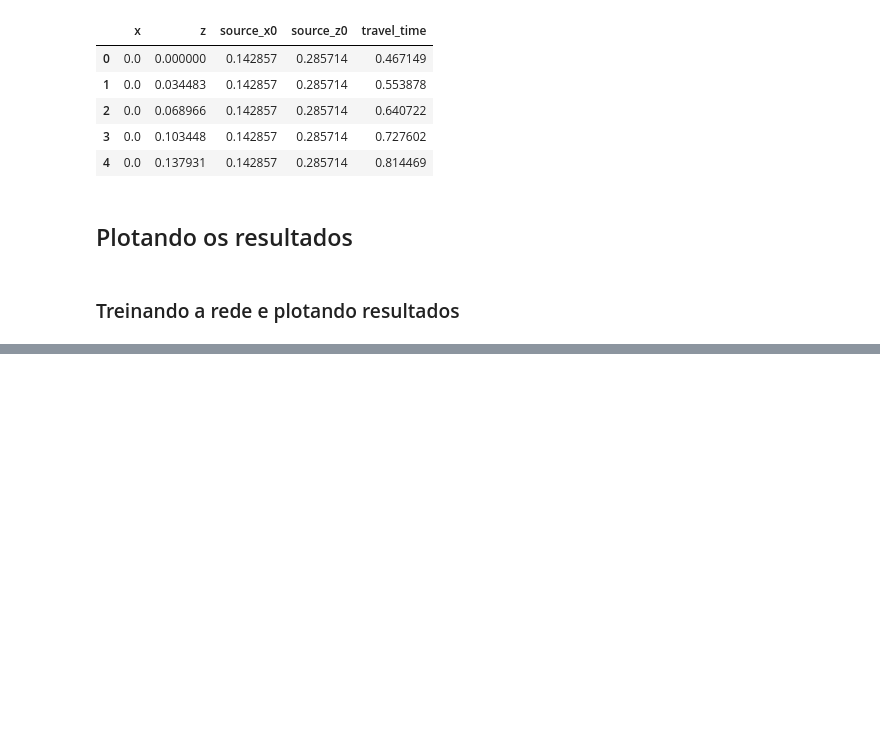
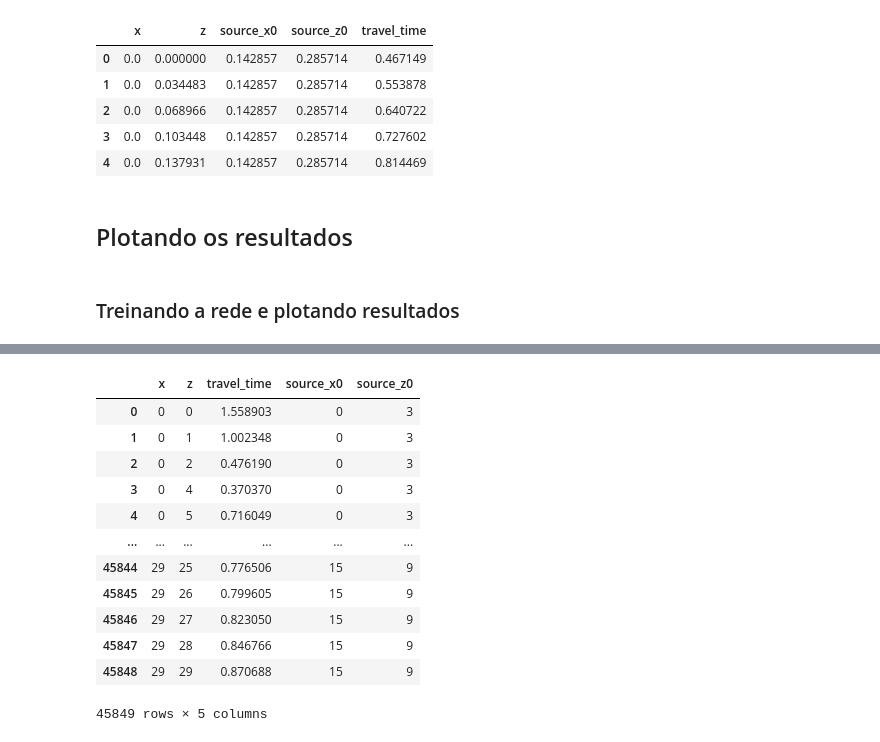
Before and after one commit to viniciuspaiva1/TCC-Eikonal, a Jupyter notebook: first_steps.ipynb, the cells around one changed output, grey strips where cells are left out. Drawn from its saved outputs; the diff is of its cells as text; code cells hidden in the pictures; blank space fills up the shorter version.

```diff
--- a/first_steps.ipynb
+++ b/first_steps.ipynb
@@ -450,0 +453,16 @@ visualizando_resultados_on_training(100, 10, 1, 2)
+# %%
+df_test
+# %% [output]
+|  | x | z | travel_time | source_x0 | source_z0 |
+| 0 | 0 | 0 | 1.558903 | 0 | 3 |
+| 1 | 0 | 1 | 1.002348 | 0 | 3 |
+| 2 | 0 | 2 | 0.476190 | 0 | 3 |
+| 3 | 0 | 4 | 0.370370 | 0 | 3 |
+| 4 | 0 | 5 | 0.716049 | 0 | 3 |
+| ... | ... | ... | ... | ... | ... |
+| 45844 | 29 | 25 | 0.776506 | 15 | 9 |
+| 45845 | 29 | 26 | 0.799605 | 15 | 9 |
+| 45846 | 29 | 27 | 0.823050 | 15 | 9 |
+| 45847 | 29 | 28 | 0.846766 | 15 | 9 |
+| 45848 | 29 | 29 | 0.870688 | 15 | 9 |
+45849 rows × 5 columns
```
Also changed, not shown: parts of 13 cells of this notebook, 2 other files.
